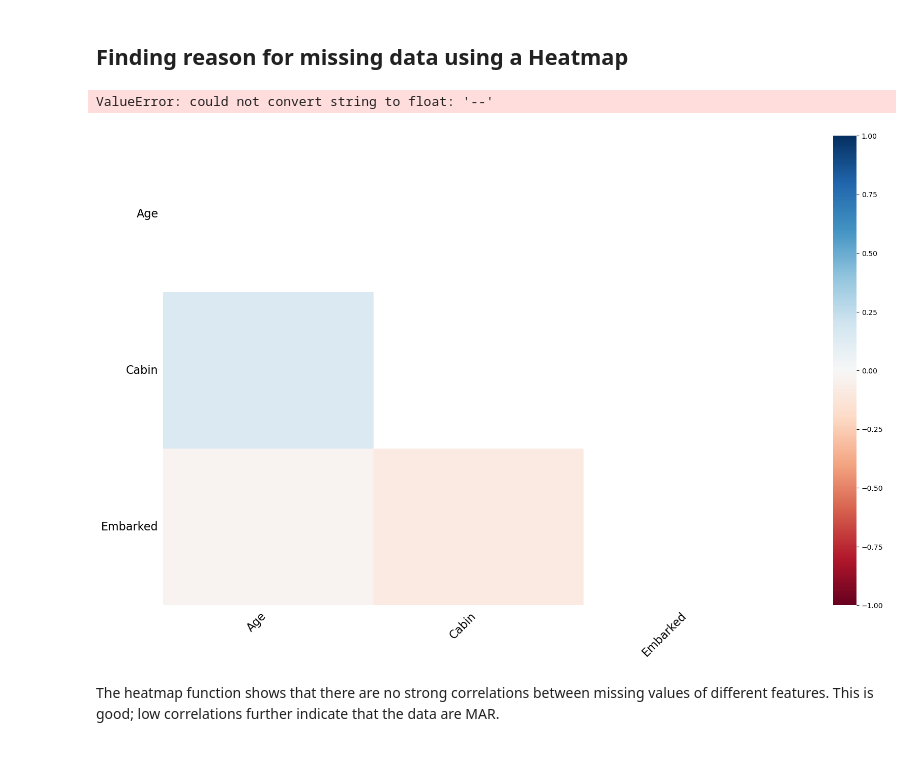
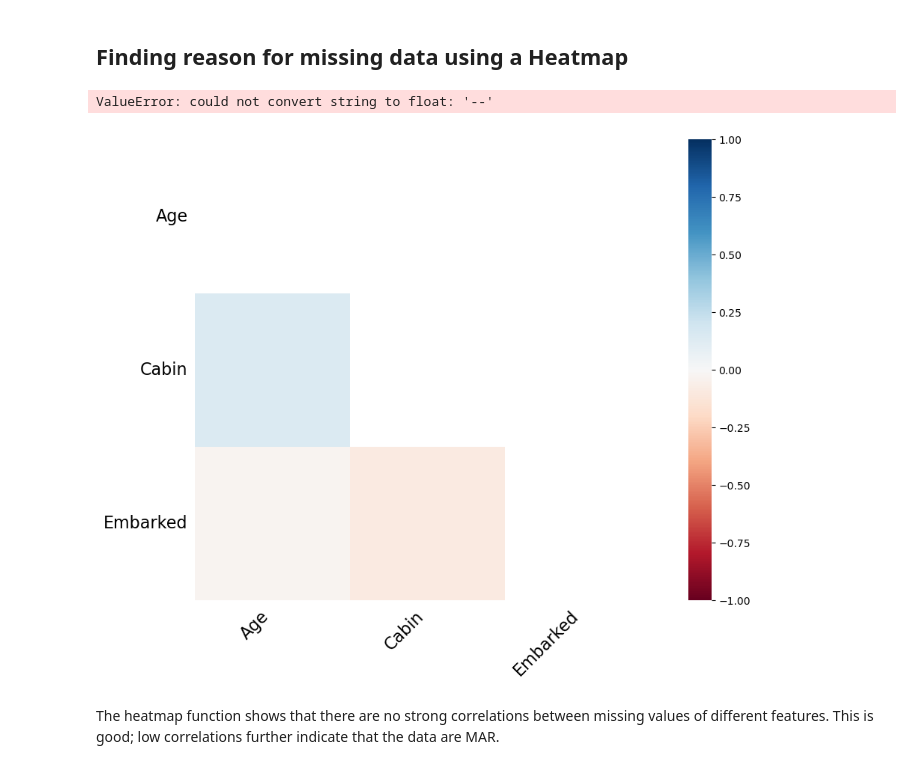
Before and after one commit to PrimEGameR123/ML, a Jupyter notebook: handle-missing-values.ipynb, the cells around one changed output. Saved outputs shown, nothing was run; the diff lists cells and outputs as text; code cells hidden in the pictures.

```diff
--- a/handle-missing-values.ipynb
+++ b/handle-missing-values.ipynb
@@ -204,10 +189,10 @@ Hence it is clear that here is no relation between the missingness in Age and Ca
 # %% [markdown]
 ## Finding reason for missing data using a Heatmap
 # %%
-msno.heatmap(train)
+msno.heatmap(train, figsize=(10, 8))
 # %% [output]
 ValueError: could not convert string to float: '--'
-[figure, old version]
+[figure, new version]
 # %% [markdown]
 The heatmap function shows that there are no strong correlations between missing values of different features. This is good; low correlations further indicate that the data are MAR.
 # %% [markdown]
```
Also changed, not shown: parts of 31 cells of this notebook, 1 other file.
